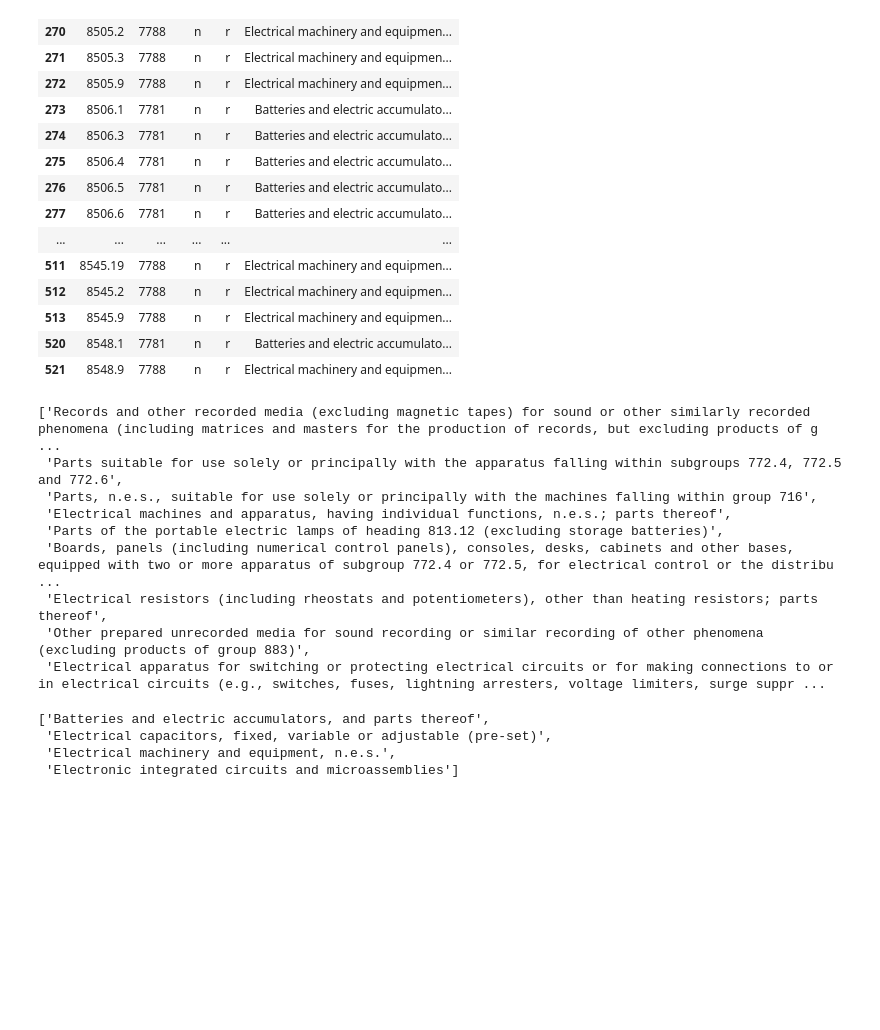
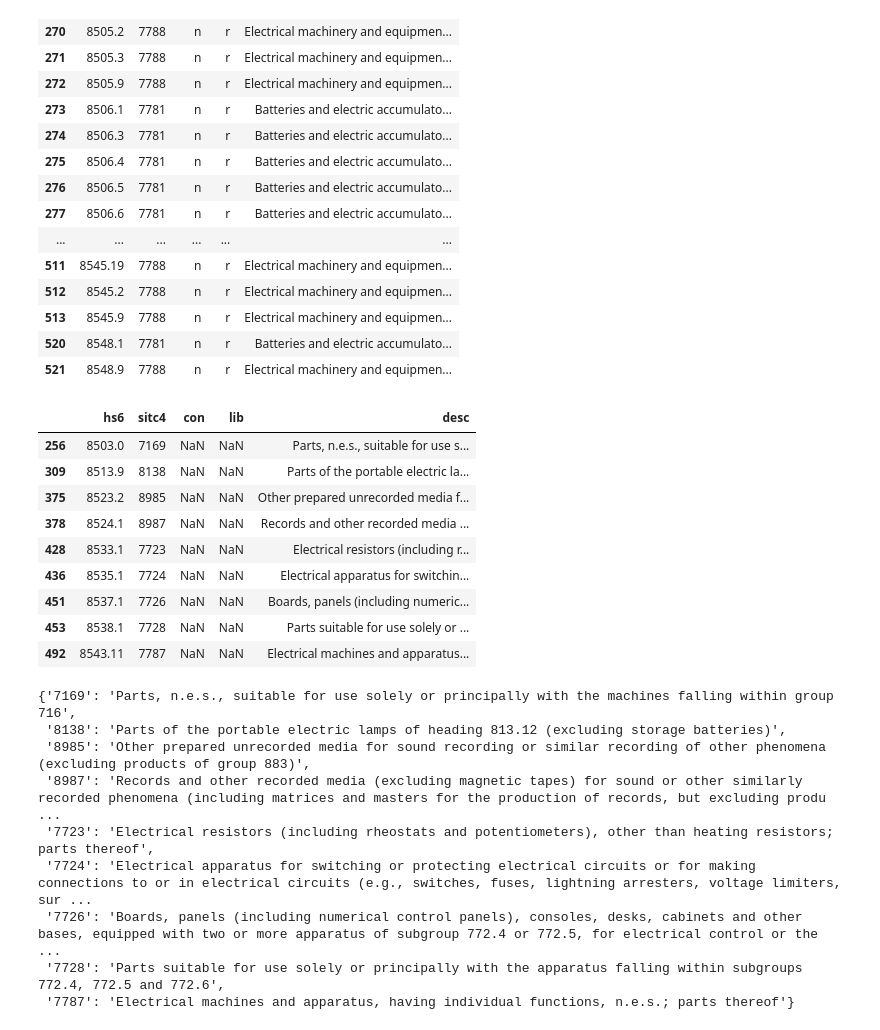
Before and after one commit to emilyfu1/chatbot_trade, a Jupyter notebook: concordance.ipynb, the cells around one changed output. Saved outputs shown, nothing was run; the diff lists cells and outputs as text; code cells hidden in the pictures; blank space fills up the shorter version.

Commit message:
create dictionary to feed into chatgpt

```diff
--- a/concordance.ipynb
+++ b/concordance.ipynb
@@ -109,21 +103,30 @@ sitc_conflicting_matches = list(set(concordance[(concordance['lib'] != 'n') & (c
+# %%
+# dictionary of unclassified sitc codes
+unmatched = concordance[concordance['lib'].isna()].drop_duplicates(subset=['sitc4', 'con', 'lib', 'desc'])
+sitc_unmatched = dict(zip(unmatched['sitc4'], unmatched['desc']))
+# %%
+unmatched
+# %% [output]
+|  | hs6 | sitc4 | con | lib | desc |
+| 256 | 8503.0 | 7169 | NaN | NaN | Parts, n.e.s., suitable for use s... |
+| 309 | 8513.9 | 8138 | NaN | NaN | Parts of the portable electric la... |
+| 375 | 8523.2 | 8985 | NaN | NaN | Other prepared unrecorded media f... |
+| 378 | 8524.1 | 8987 | NaN | NaN | Records and other recorded media ... |
+| 428 | 8533.1 | 7723 | NaN | NaN | Electrical resistors (including r... |
+| 436 | 8535.1 | 7724 | NaN | NaN | Electrical apparatus for switchin... |
+| 451 | 8537.1 | 7726 | NaN | NaN | Boards, panels (including numeric... |
+| 453 | 8538.1 | 7728 | NaN | NaN | Parts suitable for use solely or ... |
+| 492 | 8543.11 | 7787 | NaN | NaN | Electrical machines and apparatus... |
 # %%
 # there are 9 SITC codes that don't have a Rauch classification (let ChatGPT fill in the matching?)
 sitc_unmatched
 # %% [output]
-['Records and other recorded media (excluding magnetic tapes) for sound or other similarly recorded phenomena (including matrices and masters for the production of records, but excluding products of g ...
- 'Parts suitable for use solely or principally with the apparatus falling within subgroups 772.4, 772.5 and 772.6',
- 'Parts, n.e.s., suitable for use solely or principally with the machines falling within group 716',
- 'Electrical machines and apparatus, having individual functions, n.e.s.; parts thereof',
- 'Parts of the portable electric lamps of heading 813.12 (excluding storage batteries)',
- 'Boards, panels (including numerical control panels), consoles, desks, cabinets and other bases, equipped with two or more apparatus of subgroup 772.4 or 772.5, for electrical control or the distribu ...
- 'Electrical resistors (including rheostats and potentiometers), other than heating resistors; parts thereof',
- 'Other prepared unrecorded media for sound recording or similar recording of other phenomena (excluding products of group 883)',
- 'Electrical apparatus for switching or protecting electrical circuits or for making connections to or in electrical circuits (e.g., switches, fuses, lightning arresters, voltage limiters, surge suppr ...
+{'7169': 'Parts, n.e.s., suitable for use solely or principally with the machines falling within group 716',
+ '8138': 'Parts of the portable electric lamps of heading 813.12 (excluding storage batteries)',
+ '8985': 'Other prepared unrecorded media for sound recording or similar recording of other phenomena (excluding products of group 883)',
+ '8987': 'Records and other recorded media (excluding magnetic tapes) for sound or other similarly recorded phenomena (including matrices and masters for the production of records, but excluding produ ...
+ '7723': 'Electrical resistors (including rheostats and potentiometers), other than heating resistors; parts thereof',
+ '7724': 'Electrical apparatus for switching or protecting electrical circuits or for making connections to or in electrical circuits (e.g., switches, fuses, lightning arresters, voltage limiters, sur ...
+ '7726': 'Boards, panels (including numerical control panels), consoles, desks, cabinets and other bases, equipped with two or more apparatus of subgroup 772.4 or 772.5, for electrical control or the  ...
+ '7728': 'Parts suitable for use solely or principally with the apparatus falling within subgroups 772.4, 772.5 and 772.6',
+ '7787': 'Electrical machines and apparatus, having individual functions, n.e.s.; parts thereof'}
-# %%
-# there are only 4 SITC codes where they are classified liberally as referenced price but conservatively as differentiated
-sitc_conflicting_matches
-# %% [output]
-['Batteries and electric accumulators, and parts thereof',
- 'Electrical capacitors, fixed, variable or adjustable (pre-set)',
- 'Electrical machinery and equipment, n.e.s.',
- 'Electronic integrated circuits and microassemblies']
```
Also changed, not shown: parts of 2 cells of this notebook.
